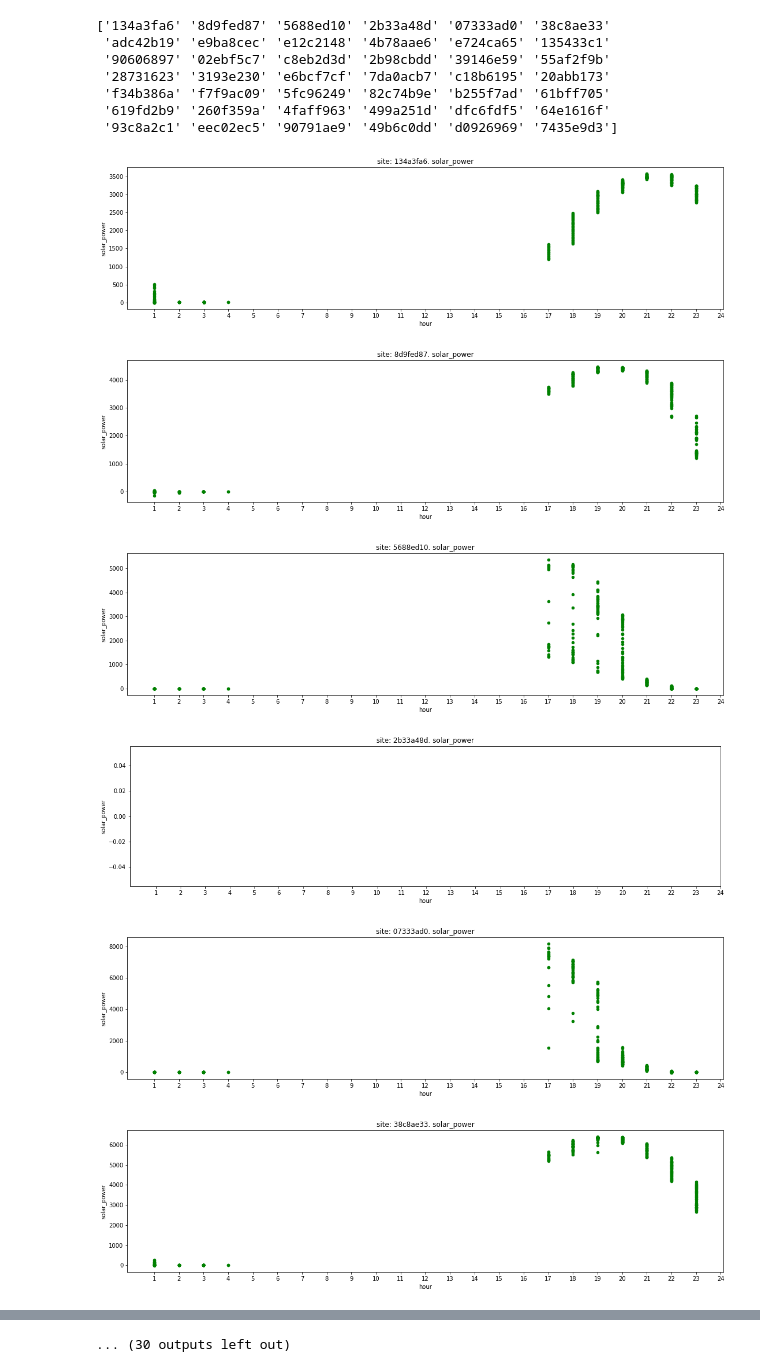
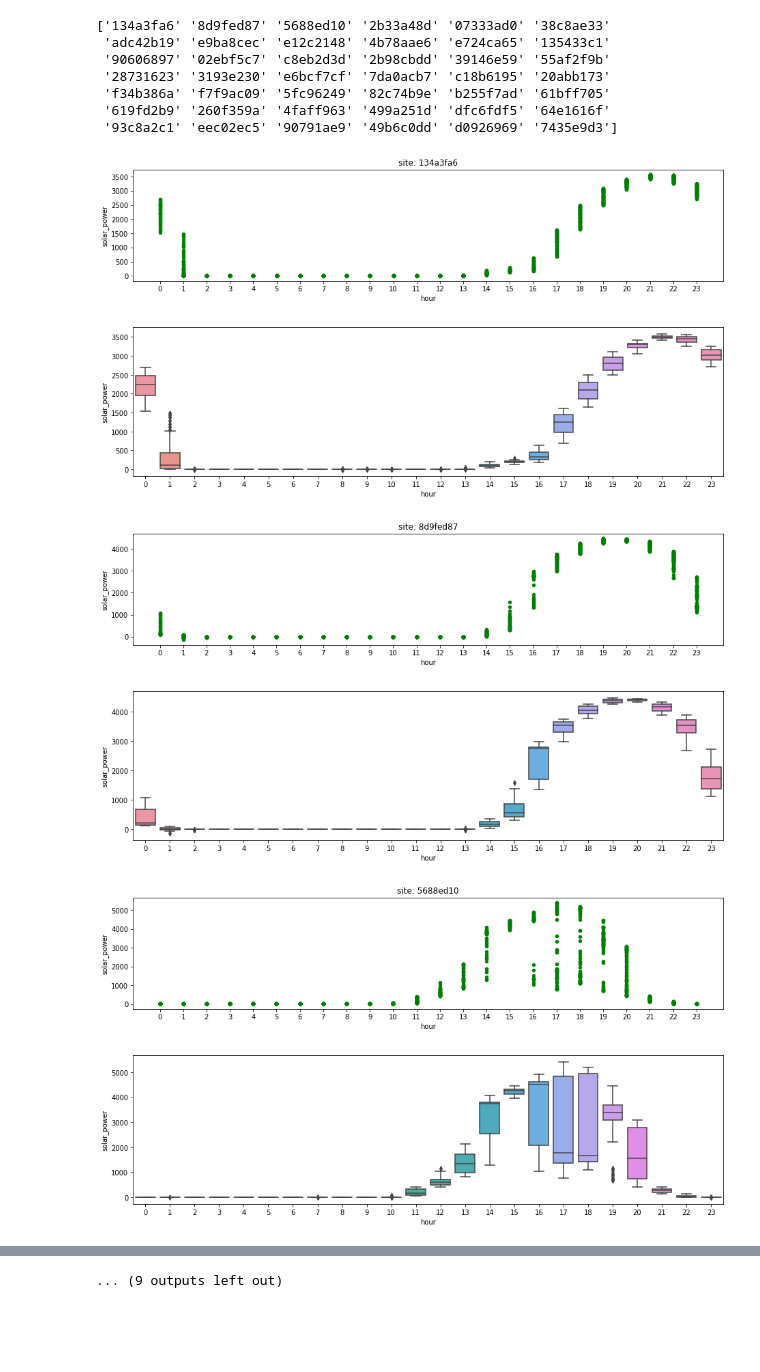
Before and after one commit to dtungbmw/coding_practice, a Jupyter notebook: python/tesla/history_data_view.ipynb, the cells around one changed output, grey strips where cells are left out. Saved outputs shown, nothing was run; the diff lists cells and outputs as text; code cells hidden in the pictures; blank space fills up the shorter version.

```diff
--- a/python/tesla/history_data_view.ipynb
+++ b/python/tesla/history_data_view.ipynb
@@ -100,22 +102,13 @@ print(sites)
 # %%
 # plot the data
 powers =["battery_power", "site_power", "solar_power"]
 for s in sites:
-    #for p in powers:
-    ax = plt.gca()
-    fig = plt.gcf()
-    fig.set_size_inches(18.5, 4.5)
-    site_data = data[data.site == s  ]
-    #site_data.plot(kind='scatter',x='hour',y="battery_power", color='blue', ax=ax)
-    #site_data.plot(kind='scatter',x='hour',y="site_power", color='purple', ax=ax)
-    site_data.plot(kind='scatter',x='hour',y="solar_power", color='green', ax=ax)
-    plt.title('site: '+s+". "+p)
-    plt.xticks(range(1,25))
-    plt.show()
+    plot_scatter_chart(data, s, True, False, False)
+    plot_box_plot(data, s)
 # %% [output]
-[figure, old version]
+[figure, new version]
-[figure, old version]
+[figure, new version]
-[figure, old version]
+[figure, new version]
-[figure, old version]
+[figure, new version]
-[figure, old version]
+[figure, new version]
-[figure, old version]
+[figure, new version]
@@ -128 +121 @@ for s in sites:
-... (30 outputs left out)
+... (9 outputs left out)
```
Also changed, not shown: parts of 10 cells of this notebook, 4 other files.
